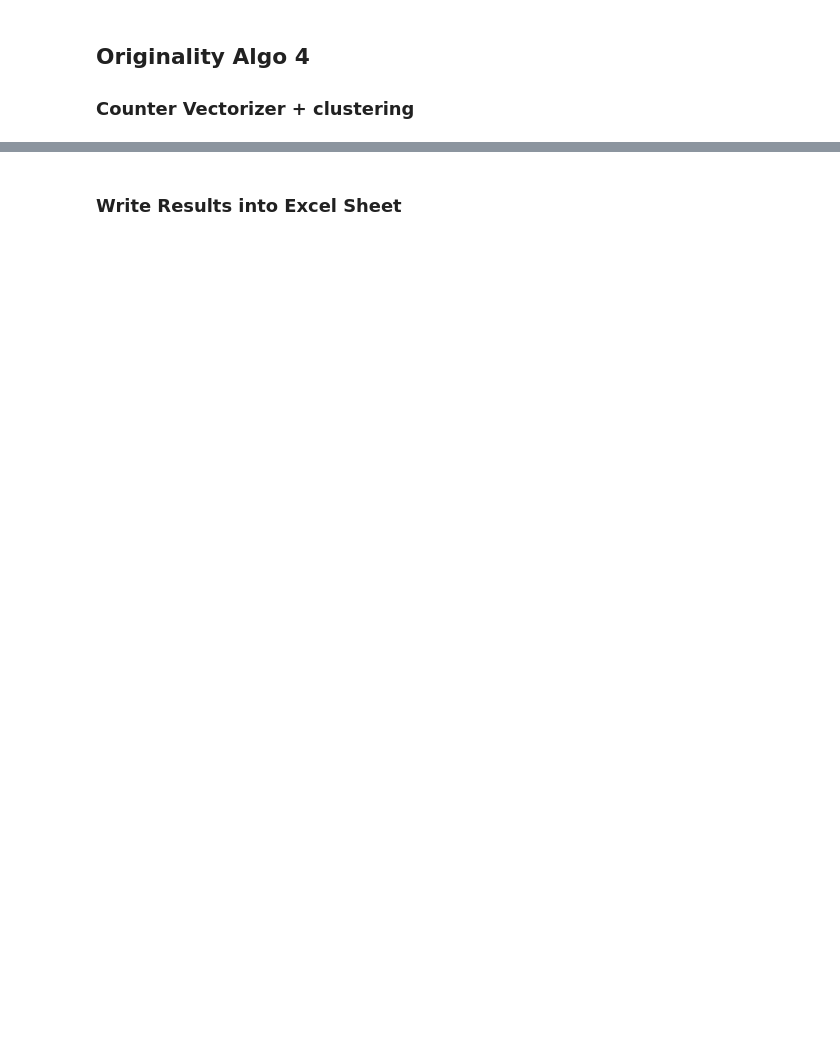
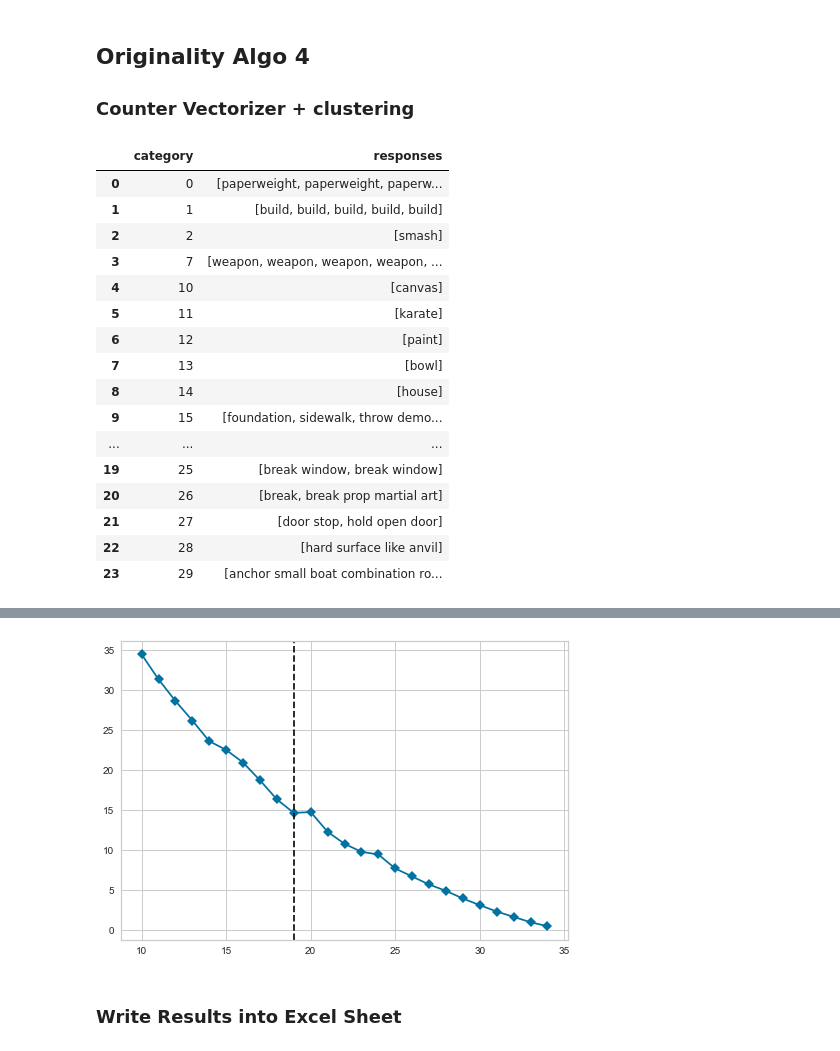
Before and after one commit to DijunQuant/AUT-Scoring, a Jupyter notebook: scripts/originality_algo.ipynb, the cells around one changed output, grey strips where cells are left out. Drawn from its saved outputs; the diff is of its cells as text; code cells hidden in the pictures; blank space fills up the shorter version.

```diff
--- a/scripts/originality_algo.ipynb
+++ b/scripts/originality_algo.ipynb
@@ -290,8 +339,6 @@ def get_originality_tfidf_scikit_learn_clustering(df, stopwords_list, num_cluste
         temp_list = ' '.join(temp_list)
         responses.append(temp_list)
 
-    display(originality_rating_df)
-
     tfidf_scikit_learn_clustering(num_clusters, responses_split)
 # %%
-get_originality_tfidf_scikit_learn_clustering(data_brick, stopwords_spacy, 15, True, True)
+get_originality_tfidf_scikit_learn_clustering(data_test_brick, stopwords_edited, 15, True, True)
@@ -336,9 +396,9 @@ def get_counts_vector(num_clusters, responses):
 
     return clusters_df
 # %%
-def get_clustered_originality_score(originality_rating_df, column):
+def get_clustered_originality_score(originality_rating_df, num_clusters, column):
     # get cluster df
-    clusters_df = get_counts_vector(22, originality_rating_df['response_processed'].tolist())
+    clusters_df = get_counts_vector(num_clusters, originality_rating_df['response_processed'].tolist())
 
     # create dictionary out of cluster df
     clusters = dict(zip(clusters_df.category, clusters_df.responses))
@@ -365,19 +425,38 @@ def get_clustered_originality_score(originality_rating_df, column):
     for phrase in originality_rating_df['response_processed'].tolist():
         df_phrases_scores_list.append(phrase_scores_dict[phrase])
 
+    # comment out to see the clusters df
     display(clusters_df)
 
     return list(df_phrases_scores_list)
 # %%
-def get_originality_count_vectorizer(df, stopwords_list, remove_sw, join_list):
+def get_originality_count_vectorizer(df, stopwords_list, num_clusters, remove_sw, join_list):
     originality_rating_df = get_cleaned_responses(df, stopwords_list, remove_sw, join_list)
     responses = originality_rating_df['response_processed'].tolist()
     originality_rating_df = originality_rating_df[originality_rating_df.astype(str)['response_processed'] != '']
 
 #     responses_tokenized = [item for sublist in responses for item in sublist]
 
-    originality_rating_df['counts_vectorizer_freq'] = get_clustered_originality_score(originality_rating_df, responses)
+    originality_rating_df['counts_vectorizer_freq'] = get_clustered_originality_score(originality_rating_df, num_clusters, responses)
 
     return originality_rating_df
 # %%
-get_originality_count_vectorizer(data_brick, stopwords_spacy, True, True)
+get_originality_count_vectorizer(data_test_brick, stopwords_edited, 30, True, True)
+# %% [output]
+|  | category | responses |
+| 0 | 0 | [paperweight, paperweight, paperw... |
+| 1 | 1 | [build, build, build, build, build] |
+| 2 | 2 | [smash] |
+| 3 | 7 | [weapon, weapon, weapon, weapon, ... |
+| 4 | 10 | [canvas] |
+| 5 | 11 | [karate] |
+| 6 | 12 | [paint] |
+| 7 | 13 | [bowl] |
+| 8 | 14 | [house] |
+| 9 | 15 | [foundation, sidewalk, throw demo... |
+| ... | ... | ... |
+| 19 | 25 | [break window, break window] |
+| 20 | 26 | [break, break prop martial art] |
+| 21 | 27 | [door stop, hold open door] |
+| 22 | 28 | [hard surface like anvil] |
+| 23 | 29 | [anchor small boat combination ro... |
@@ -384,3 +480,4 @@ get_originality_count_vectorizer(data_brick, stopwords_spacy, True, True)
+[figure, added]
 # %% [markdown]
 ### Write Results into Excel Sheet
 # %%
```
Also changed, not shown: parts of 10 cells of this notebook, 2 other files.
